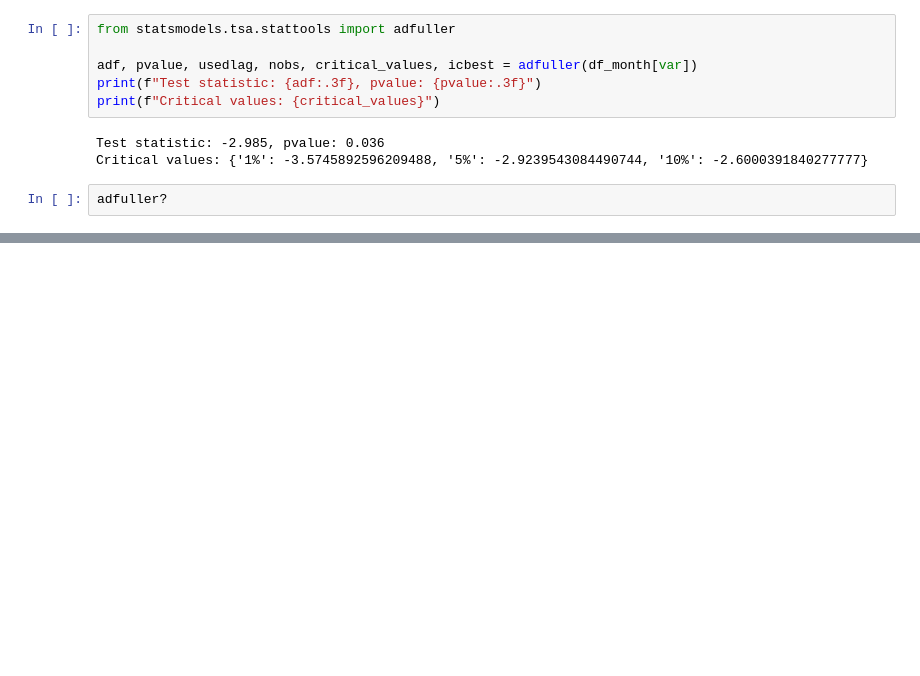
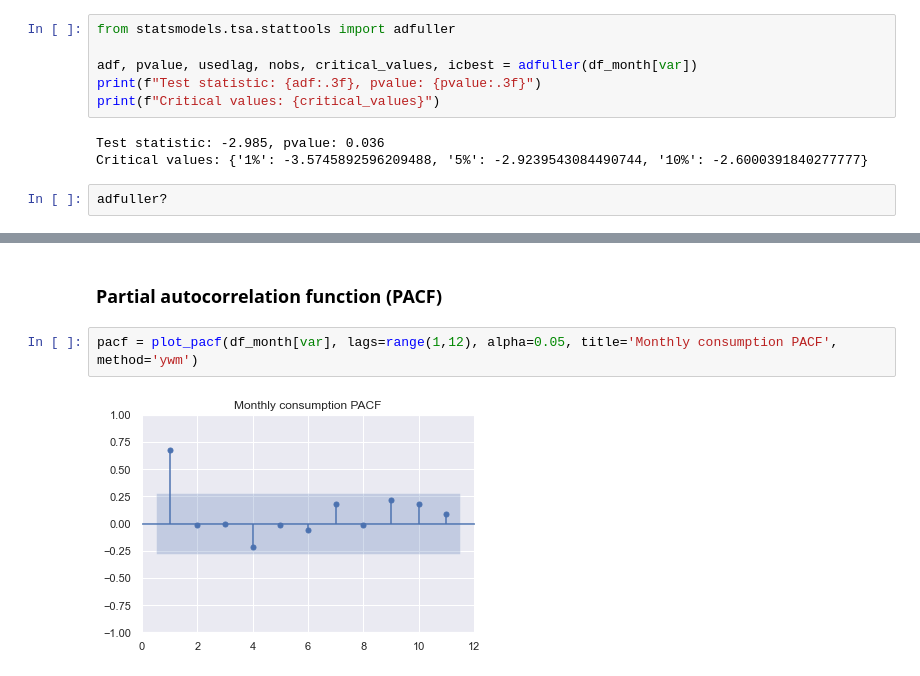
Before and after one commit to abiasiol/HouseholdConsumption, a Jupyter notebook: time_series_analysis_data_exploration.ipynb, the cells around one changed output, grey strips where cells are left out. Saved outputs shown, nothing was run; the diff lists cells and outputs as text; blank space fills up the shorter version.

```diff
--- a/time_series_analysis_data_exploration.ipynb
+++ b/time_series_analysis_data_exploration.ipynb
@@ -191,0 +199,6 @@ adfuller?
+# %% [markdown]
+### Partial autocorrelation function (PACF)
+# %%
+pacf = plot_pacf(df_month[var], lags=range(1,12), alpha=0.05, title='Monthly consumption PACF', method='ywm')
+# %% [output]
+[figure, added]
```
Also changed, not shown: parts of 5 cells of this notebook, 1 other file.
